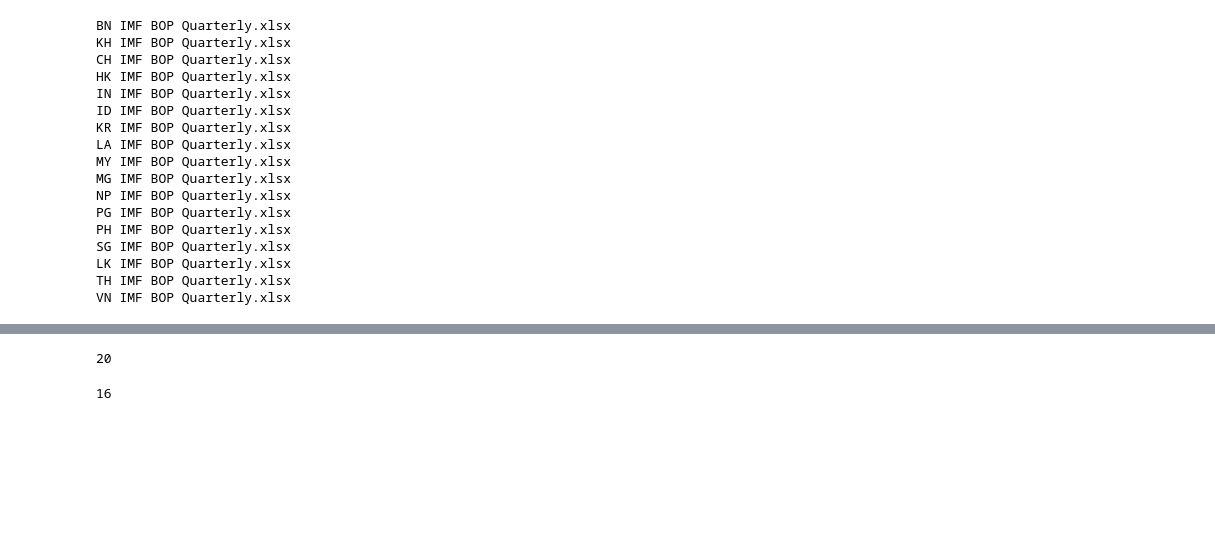
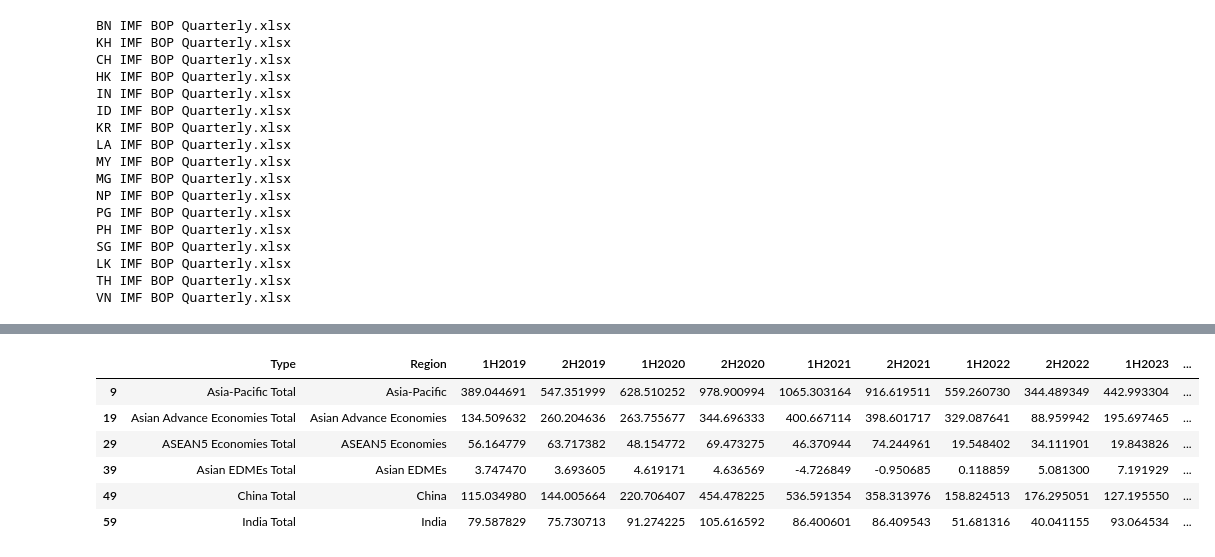
Before and after one commit to aizudeen11/cfm-nlp, a Jupyter notebook: to_gsheet/main.ipynb, the cells around one changed output, grey strips where cells are left out. Cells and saved outputs as stored; diff of their text form; code cells hidden in the pictures; blank space fills up the shorter version.

```diff
--- a/to_gsheet/main.ipynb
+++ b/to_gsheet/main.ipynb
@@ -341,12 +341,12 @@ import pandas as pd
 from datetime import datetime
 import os
 
-df_init = pd.read_excel(r"C:\Users\AhmadAizudeen\OneDrive - The SOUTH-EAST ASIAN CENTRAL BANKS (SEACEN) RESEARCH AND TRAINING\Desktop\Automation.xlsx", sheet_name='BoP edit')
+df_init = pd.read_excel(r"C:\Users\Admin\OneDrive - The SOUTH-EAST ASIAN CENTRAL BANKS (SEACEN) RESEARCH AND TRAINING\Desktop\Automation.xlsx", sheet_name='BoP edit')
 
 path_dict = dict()
 list_1 = ['IMF BOP Annual.xlsx', 'IMF BOP Quarterly.xlsx']
 # directory_path= r'C:\Users\AhmadAizudeen\OneDrive - The SOUTH-EAST ASIAN CENTRAL BANKS (SEACEN) RESEARCH AND TRAINING\Roger and Aizudeen\Country BoP and IIP Data'
-directory_path= r'C:\Users\AhmadAizudeen\OneDrive - The SOUTH-EAST ASIAN CENTRAL BANKS (SEACEN) RESEARCH AND TRAINING\Roger and Aizudeen\Country BoP and IIP Data'
+directory_path= r'C:\Users\Admin\OneDrive - The SOUTH-EAST ASIAN CENTRAL BANKS (SEACEN) RESEARCH AND TRAINING\Roger and Aizudeen\Country BoP and IIP Data'
 for filename in os.listdir(directory_path):
     if filename in ['01 Emerging Market', '02 G7 Countries']:
         continue
@@ -412,8 +412,8 @@ for x, y in zip(sg_item, sg_add.values()):
         merged = pd.concat([col1, col2], axis=1)
         sg_df = pd.concat([sg_df, merged], axis=0)
 
-df_init_tw = pd.read_excel(r"C:\Users\AhmadAizudeen\OneDrive - The SOUTH-EAST ASIAN CENTRAL BANKS (SEACEN) RESEARCH AND TRAINING\Desktop\Automation.xlsx", sheet_name='Taiwan BoP')
-df_tw = pd.read_excel(r"C:\Users\AhmadAizudeen\OneDrive - The SOUTH-EAST ASIAN CENTRAL BANKS (SEACEN) RESEARCH AND TRAINING\Roger and Aizudeen\Country BoP and IIP Data\Chinese Taipei (Taiwan) (TW)\TW CB BOP Quarterly.xlsx")
+df_init_tw = pd.read_excel(r"C:\Users\Admin\OneDrive - The SOUTH-EAST ASIAN CENTRAL BANKS (SEACEN) RESEARCH AND TRAINING\Desktop\Automation.xlsx", sheet_name='Taiwan BoP')
+df_tw = pd.read_excel(r"C:\Users\Admin\OneDrive - The SOUTH-EAST ASIAN CENTRAL BANKS (SEACEN) RESEARCH AND TRAINING\Roger and Aizudeen\Country BoP and IIP Data\Chinese Taipei (Taiwan) (TW)\TW CB BOP Quarterly.xlsx")
 df_tw.rename(columns={df_tw.columns[0]: 'Type'}, inplace=True)
 df_tw = df_tw[df_tw['Type'].isin(df_init_tw['desc'])]
 
@@ -525,29 +483,0 @@ ValueError: cannot set a row with mismatched columns
-# %%
-ml = ['alif.asmal@bnm.gov.my',
-'asabri@bnm.gov.my',
-'akmal.zulkarnain@bnm.gov.my',
-'chiaxin@bnm.gov.my',
-'akmal.zulkarnain@bnm.gov.my',
-'trinhptt@hub.edu.vn',
-'janghun@bok.or.kr',
-'jihyun@bok.or.kr',
-'trinhptt@hub.edu.vn',
-'vibunrith_long@nbc.gov.kh',
-'engsophea@nbc.gov.kh',
-'Hathu5490@gmail.com',
-'sithipay@bot.or.th',
-'munkhzul.b@mongolbank.mn',
-'christine@mail.cbc.gov.tw',
-'andtt@hub.edu.vn',
-'lanhtk@hub.edu.vn',
-'anhdtq@hub.edu.vn',
-'andtt@hub.edu.vn',
-'trinhptt@hub.edu.vn',]
-
-len(ml)
-# %% [output]
-20
-# %%
-len(set(ml))
-# %% [output]
-16
@@ -553,0 +521,41 @@ len(set(ml))
+# %%
+###################### this is for debt ######################
+
+debt_row = df_init.iloc[[20,24,25,26,28,29,30,31,32,33,34]]['desc'].to_list()
+debt_row2 = ['Direct Investment', 'Portfolio Equity', 'Portfolio Debt','Financial Derivatives', 'Other Equity','Currency & Deposits','Loans','Insurance, Pension & Standardized Guarantee Schemes'
+              ,'Trade Credit & Advances','Other Accounts Payable','SDR Liabilities', ]
+sum_rows2 = df_init[(df_init['short_title'].isin(['OI Equity Liabilities', 'Insurance and Pension Liabilities', 'OI Others Liabilities', 'SDR Liabilities']))]['desc'].to_list()
+order2 = ['Direct Investment','Portfolio Equity','Portfolio Debt','Financial Derivatives','Currency & Deposits','Loans','Trade Credit & Advances','Other Investments']
+df_by_region_main2 = pd.DataFrame(columns=df_temp_col_1.columns)
+
+for x,y in calc_dict.items():
+    # print(x,y)
+    df_by_region_temp = df_temp_col_1[(df_temp_col_1['Region'].isin(y)) & (df_temp_col_1['Type'].isin(debt_row))]
+    df_by_region_temp = df_by_region_temp.groupby(['Type']).sum()
+    df_by_region_temp.loc[str(x) + ' Total'] = df_by_region_temp.sum()
+    df_by_region_temp.loc['Other Investments'] = df_by_region_temp.loc[sum_rows2].sum()
+    df_by_region_temp.reset_index(inplace = True)
+    df_by_region_temp = df_by_region_temp[(~df_by_region_temp['Type'].isin(sum_rows2))] #####  the symbol of '~' use similar like notin, the oposite of isin. this is build in python operator
+    df_by_region_temp['Type'] = df_by_region_temp['Type'].replace(debt_row, debt_row2)
+    df_by_region_temp = df_by_region_temp.sort_values(by='Type', key=lambda x: x.map({k:i for i, k in enumerate(order2)}))
+    df_by_region_temp['Region'] = x
+
+    df_by_region_main2 = pd.concat([df_by_region_main2, df_by_region_temp], axis = 0)
+
+df_by_region_main2.reset_index(inplace = True, drop=True)
+df_by_region_main2.insert(loc=0, column='Group', value='Debt')
+
+###################### this is for debt ######################
+# %%
+region_total = [str(x) + ' Total' for x in list(calc_dict.keys())]
+debt_region_total = df_by_region_main2[(df_by_region_main2['Type'].isin(region_total))]
+equity_region_total = df_by_region_main[(df_by_region_main['Type'].isin(region_total))]
+equity_region_total
+# %% [output]
+|  | Type | Region | 1H2019 | 2H2019 | 1H2020 | 2H2020 | 1H2021 | 2H2021 | 1H2022 | 2H2022 | 1H2023 | ... |
+| 9 | Asia-Pacific Total | Asia-Pacific | 389.044691 | 547.351999 | 628.510252 | 978.900994 | 1065.303164 | 916.619511 | 559.260730 | 344.489349 | 442.993304 | ... |
+| 19 | Asian Advance Economies Total | Asian Advance Economies | 134.509632 | 260.204636 | 263.755677 | 344.696333 | 400.667114 | 398.601717 | 329.087641 | 88.959942 | 195.697465 | ... |
+| 29 | ASEAN5 Economies Total | ASEAN5 Economies | 56.164779 | 63.717382 | 48.154772 | 69.473275 | 46.370944 | 74.244961 | 19.548402 | 34.111901 | 19.843826 | ... |
+| 39 | Asian EDMEs Total | Asian EDMEs | 3.747470 | 3.693605 | 4.619171 | 4.636569 | -4.726849 | -0.950685 | 0.118859 | 5.081300 | 7.191929 | ... |
+| 49 | China Total | China | 115.034980 | 144.005664 | 220.706407 | 454.478225 | 536.591354 | 358.313976 | 158.824513 | 176.295051 | 127.195550 | ... |
+| 59 | India Total | India | 79.587829 | 75.730713 | 91.274225 | 105.616592 | 86.400601 | 86.409543 | 51.681316 | 40.041155 | 93.064534 | ... |
```
Also changed, not shown: parts of 5 cells of this notebook, 1 other file.
